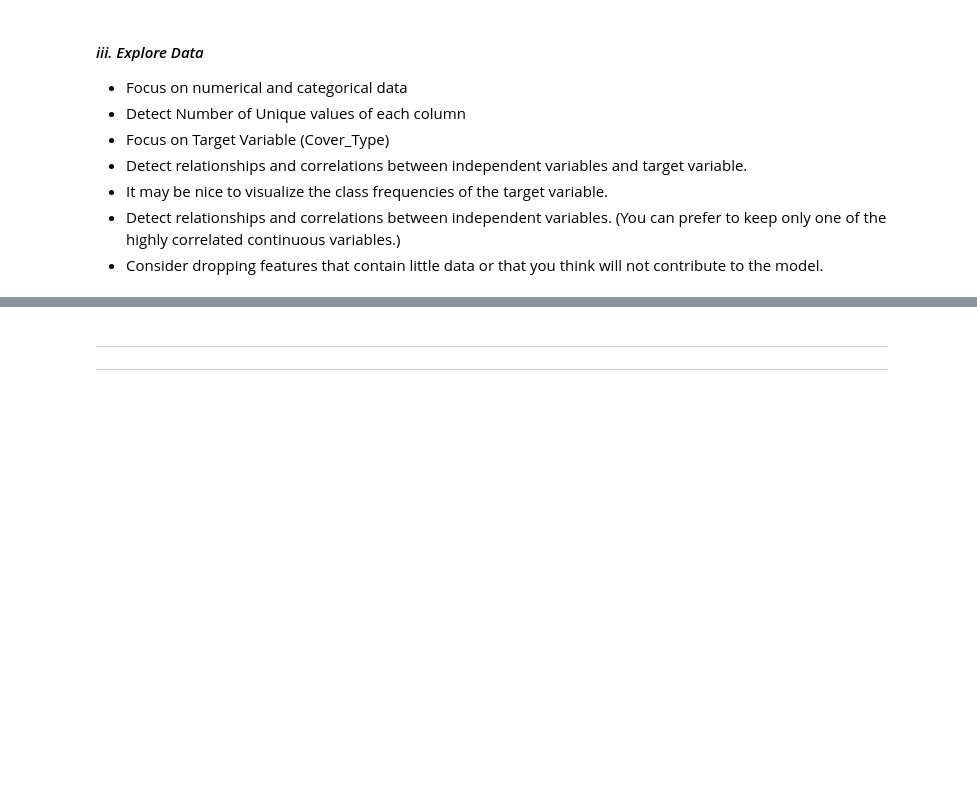
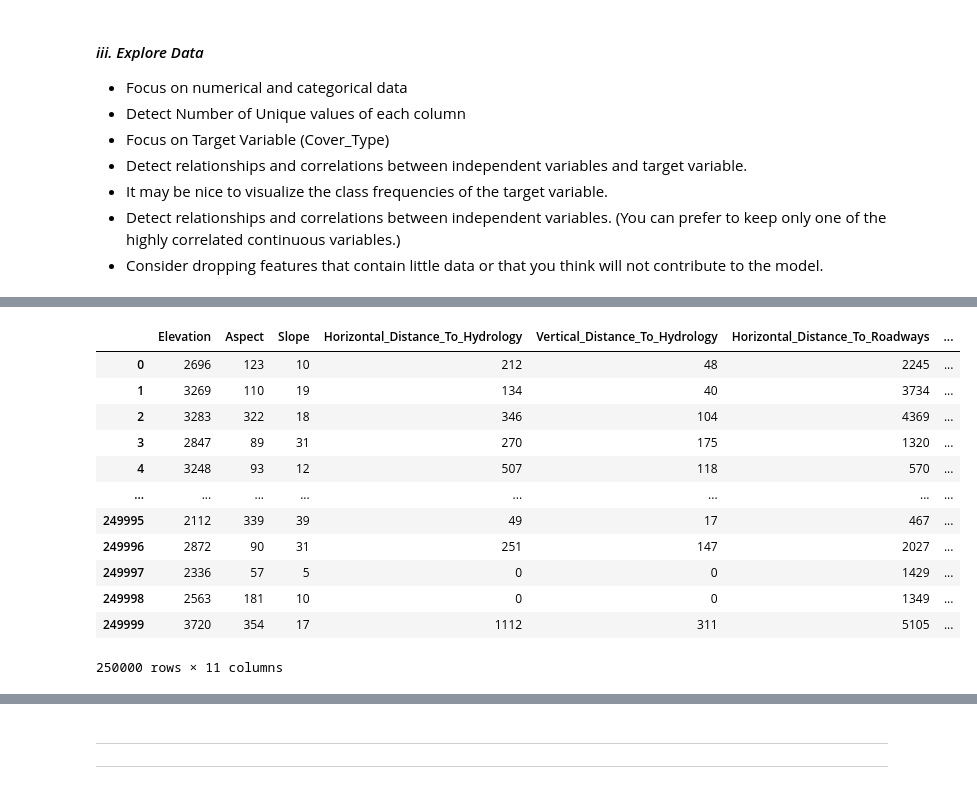
Before and after one commit to yasir5008/DS_-_ITF_Just_Working_Directory, a Jupyter notebook: ML/assignments/Tree_Types_Prediction_Classification_student.ipynb, the cells around one changed output, grey strips where cells are left out. Drawn from its saved outputs; the diff is of its cells as text; code cells hidden in the pictures; blank space fills up the shorter version.

```diff
--- a/ML/assignments/Tree_Types_Prediction_Classification_student.ipynb
+++ b/ML/assignments/Tree_Types_Prediction_Classification_student.ipynb
@@ -96,0 +168,20 @@ Besides Numpy and Pandas, you need to import the necessary modules for data visu
+# %%
+df_numeric= df[['Elevation', 'Aspect', 'Slope', 'Horizontal_Distance_To_Hydrology',
+       'Vertical_Distance_To_Hydrology', 'Horizontal_Distance_To_Roadways',
+       'Hillshade_9am', 'Hillshade_Noon', 'Hillshade_3pm',
+       'Horizontal_Distance_To_Fire_Points','Cover_Type']]
+df2
+# %% [output]
+|  | Elevation | Aspect | Slope | Horizontal_Distance_To_Hydrology | Vertical_Distance_To_Hydrology | Horizontal_Distance_To_Roadways | ... |
+| 0 | 2696 | 123 | 10 | 212 | 48 | 2245 | ... |
+| 1 | 3269 | 110 | 19 | 134 | 40 | 3734 | ... |
+| 2 | 3283 | 322 | 18 | 346 | 104 | 4369 | ... |
+| 3 | 2847 | 89 | 31 | 270 | 175 | 1320 | ... |
+| 4 | 3248 | 93 | 12 | 507 | 118 | 570 | ... |
+| ... | ... | ... | ... | ... | ... | ... | ... |
+| 249995 | 2112 | 339 | 39 | 49 | 17 | 467 | ... |
+| 249996 | 2872 | 90 | 31 | 251 | 147 | 2027 | ... |
+| 249997 | 2336 | 57 | 5 | 0 | 0 | 1429 | ... |
+| 249998 | 2563 | 181 | 10 | 0 | 0 | 1349 | ... |
+| 249999 | 3720 | 354 | 17 | 1112 | 311 | 5105 | ... |
+250000 rows × 11 columns
```
Also changed, not shown: parts of 21 cells of this notebook.
